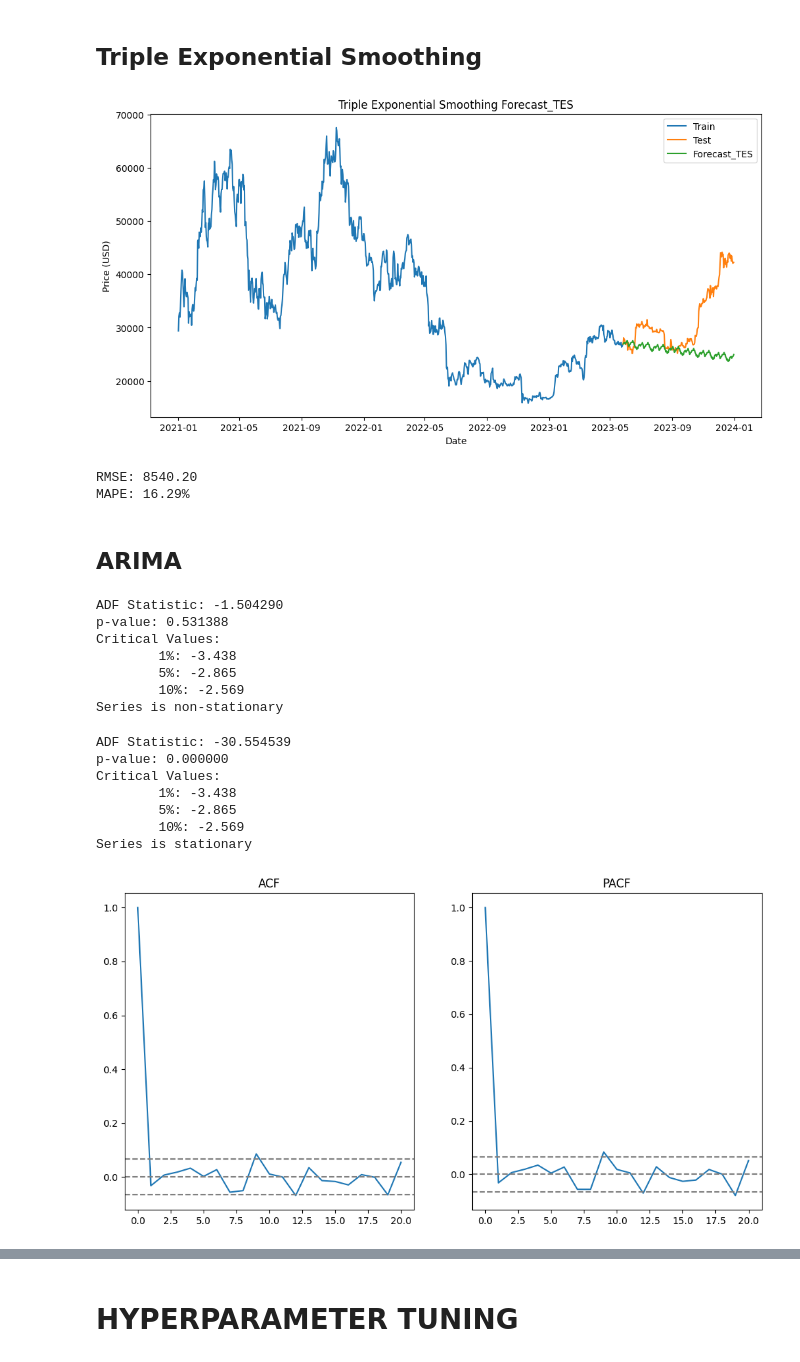
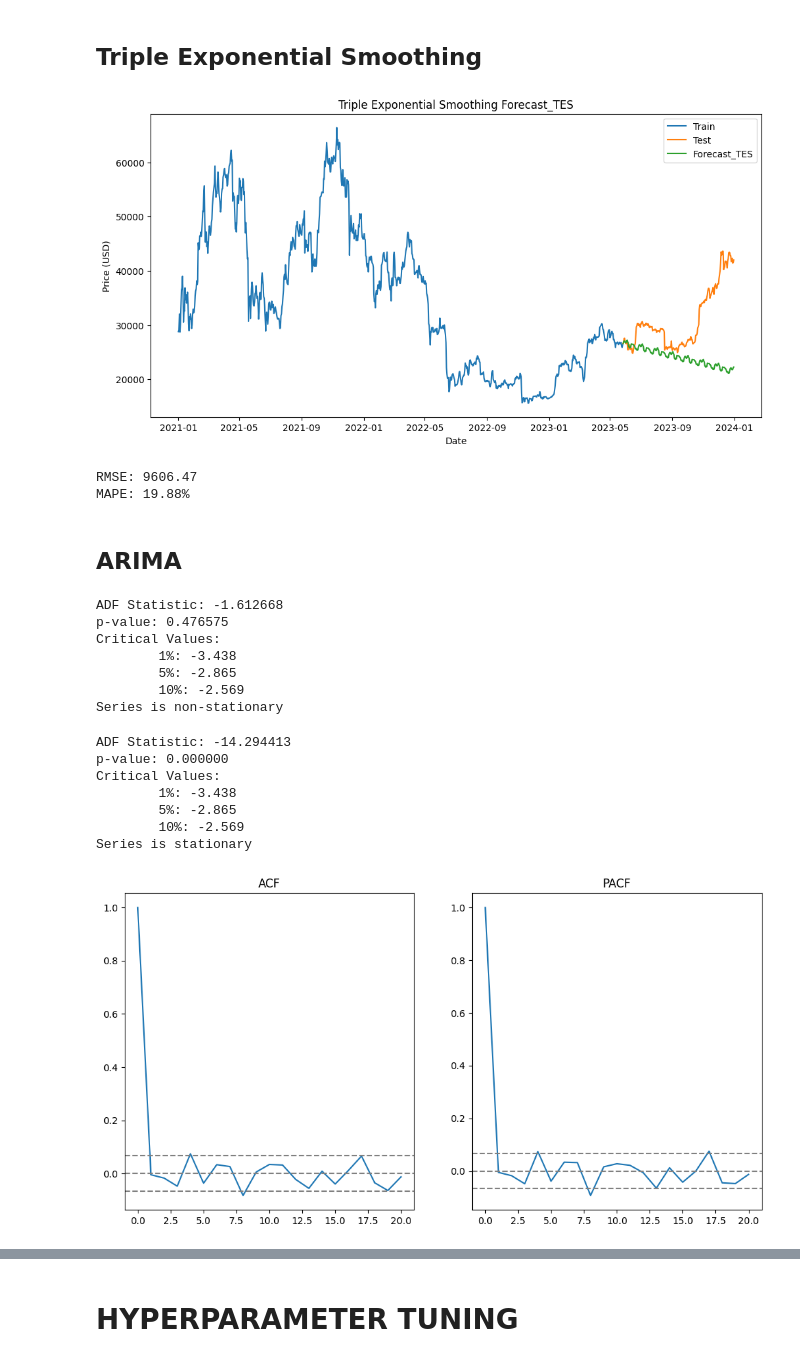
Before and after one commit to adiprrassetyo/forecast-tse-arima, a Jupyter notebook: Low Price.ipynb, the cells around one changed output, grey strips where cells are left out. Cells and saved outputs as stored; diff of their text form; code cells hidden in the pictures.

```diff
--- a/Low Price.ipynb
+++ b/Low Price.ipynb
@@ -204,8 +200,8 @@ Data memiliki 1095 baris dan 5 kolom
 Data setelah dihapus duplikat memiliki: 1095 baris dan 5 kolom
 # %%
 # Handling Outliers Z-Score / Low
-z_scores = np.abs(stats.zscore(data_btc[['Low]))
-data_btc = data_btc[(z_scores < 3).all(axis=1)]
+z_scores = np.abs(stats.zscore(data_final[['Low']]))
+data_final = data_final[(z_scores < 3).all(axis=1)]
 
-print(data_btc.head())
+print(data_final.head())
 # %% [output]
@@ -237,16 +233,16 @@ Data memiliki 1095 baris dan 5 kolom
 # %%
 # Split train - test data
-train_size = int(len(data_btc) * 0.8)
-train_btc, test_btc = data_btc.iloc[:train_size], data_btc.iloc[train_size:]
+train_size = int(len(data_final) * 0.8)
+train_final, test_final = data_final.iloc[:train_size], data_final.iloc[train_size:]
 
-print(f"Jumlah data train: {len(train_btc)} baris")
-print(f"Jumlah data test: {len(test_btc)} baris")
+print(f"Jumlah data train: {len(train_final)} baris")
+print(f"Jumlah data test: {len(test_final)} baris")
 
 # Show the data
 print("Train Data:")
-print(train_btc.head())
+print(train_final.head())
 print("\nTest Data:")
-print(test_btc.head())
+print(test_final.head())
 # %% [output]
 Jumlah data train: 876 baris
 Jumlah data test: 219 baris
@@ -295,8 +291,8 @@ NaN in Residual component:  364
 # %% [markdown]
 ## Triple Exponential Smoothing
 # %%
-hw_train_df = train_btc[['Low]
-hw_test_df = test_btc[['Low]
+hw_train_df = train_final[['Low']]
+hw_test_df = test_final[['Low']]
 
 # Model Triple Exponential Smoothing (TES)
 def fit_tes(train, test, seasonal_periods, level=None, slope=None, seasonal=None):
@@ -322,12 +318,12 @@ seasonal_periods = 30 # Set the seasonal period to 30 days, karena saya merasa a
 level = 0.2   # Set level smoothing parameter
 slope = 0.1   # Set slope smoothing parameter
 seasonal = 0.3  # Set seasonal smoothing parameter
-model_fit, forecast_TES = fit_tes(hw_train_df['Low, hw_test_df['LoLowseasonal_periods, level, slope, seasonal)
+model_fit, forecast_TES = fit_tes(hw_train_df['Low'], hw_test_df['Low'], seasonal_periods, level, slope, seasonal)
 
 # Plot the results
 plt.figure(figsize=(12, 6))
-plt.plot(hw_train_df['Low, label='Train')
-plt.plot(hw_test_df['Low, label='Test')
+plt.plot(hw_train_df['Low'], label='Train')
+plt.plot(hw_test_df['Low'], label='Test')
 plt.plot(forecast_TES, label='Forecast_TES')
 plt.ylabel('Price (USD)')
 plt.xlabel('Date')
@@ -336,20 +332,20 @@ plt.title('Triple Exponential Smoothing Forecast_TES')
 plt.show()
 
 # Evaluate the model RMSE n MAPE
-rmse_TES = np.sqrt(mean_squared_error(hw_test_df['Low, forecast_TES))
-mape_TES = np.mean(np.abs((hw_test_df['Low - forecast_TES) / hw_test_df['LoLow * 100
+rmse_TES = np.sqrt(mean_squared_error(hw_test_df['Low'], forecast_TES))
+mape_TES = np.mean(np.abs((hw_test_df['Low'] - forecast_TES) / hw_test_df['Low'])) * 100
 
 print(f'RMSE: {rmse_TES:.2f}')
 print(f'MAPE: {mape_TES:.2f}%')
 # %% [output]
-[figure, old version]
+[figure, new version]
-RMSE: 8540.20
-MAPE: 16.29%
+RMSE: 9606.47
+MAPE: 19.88%
 # %% [markdown]
 ## ARIMA
 # %%
-arima_train_df = train_btc[['Low]
-arima_test_df = test_btc[['Low]
+arima_train_df = train_final[['Low']]
+arima_test_df = test_final[['Low']]
 
 #Check Stationary Data pada arima_train_df
 def check_stationarity(timeseries):
@@ -365,11 +361,11 @@ def check_stationarity(timeseries):
     else:
         print("Series is stationary")
 
-# Check stationarity of Lowrices
-check_stationarity(arima_train_df['Low)
+# Check stationarity of Low prices
+check_stationarity(arima_train_df['Low'])
 # %% [output]
-ADF Statistic: -1.504290
-p-value: 0.531388
+ADF Statistic: -1.612668
+p-value: 0.476575
 Critical Values:
         1%: -3.438
         5%: -2.865
@@ -378,11 +374,11 @@ Series is non-stationary
 # %%
 # Estimasi Parameter Model ARIMA
 # Differencing to make data stationary
-train_btc_diff = arima_train_df['Low.diff().dropna()
+train_final_diff = arima_train_df['Low'].diff().dropna()
 
-check_stationarity(train_btc_diff)
+check_stationarity(train_final_diff)
 # %% [output]
-ADF Statistic: -30.554539
+ADF Statistic: -14.294413
 p-value: 0.000000
 Critical Values:
         1%: -3.438
@@ -392,25 +388,25 @@ Series is stationary
 # %%
 # Identifikasi Orde ARIMA (p, d, q)
 # ACF and PACF plots
-acf_plot = acf(train_btc_diff, nlags=20)
-pacf_plot = pacf(train_btc_diff, nlags=20)
+acf_plot = acf(train_final_diff, nlags=20)
+pacf_plot = pacf(train_final_diff, nlags=20)
 
 plt.figure(figsize=(12, 6))
 plt.subplot(121)
 plt.plot(acf_plot)
 plt.axhline(y=0, linestyle='--', color='gray')
-plt.axhline(y=-1.96/np.sqrt(len(train_btc_diff)), linestyle='--', color='gray')
-plt.axhline(y=1.96/np.sqrt(len(train_btc_diff)), linestyle='--', color='gray')
+plt.axhline(y=-1.96/np.sqrt(len(train_final_diff)), linestyle='--', color='gray')
+plt.axhline(y=1.96/np.sqrt(len(train_final_diff)), linestyle='--', color='gray')
 plt.title('ACF')
 plt.subplot(122)
 plt.plot(pacf_plot)
 plt.axhline(y=0, linestyle='--', color='gray')
-plt.axhline(y=-1.96/np.sqrt(len(train_btc_diff)), linestyle='--', color='gray')
-plt.axhline(y=1.96/np.sqrt(len(train_btc_diff)), linestyle='--', color='gray')
+plt.axhline(y=-1.96/np.sqrt(len(train_final_diff)), linestyle='--', color='gray')
+plt.axhline(y=1.96/np.sqrt(len(train_final_diff)), linestyle='--', color='gray')
 plt.title('PACF')
 plt.show()
 # %% [output]
-[figure, old version]
+[figure, new version]
 # %%
 # Fit ARIMA model
 model = ARIMA(arima_train_df, order=(1, 1, 1))  # order=(p,d,q) adjust based on ACF/PACF analysis
```
Also changed, not shown: parts of 25 cells of this notebook, 9 other files.
